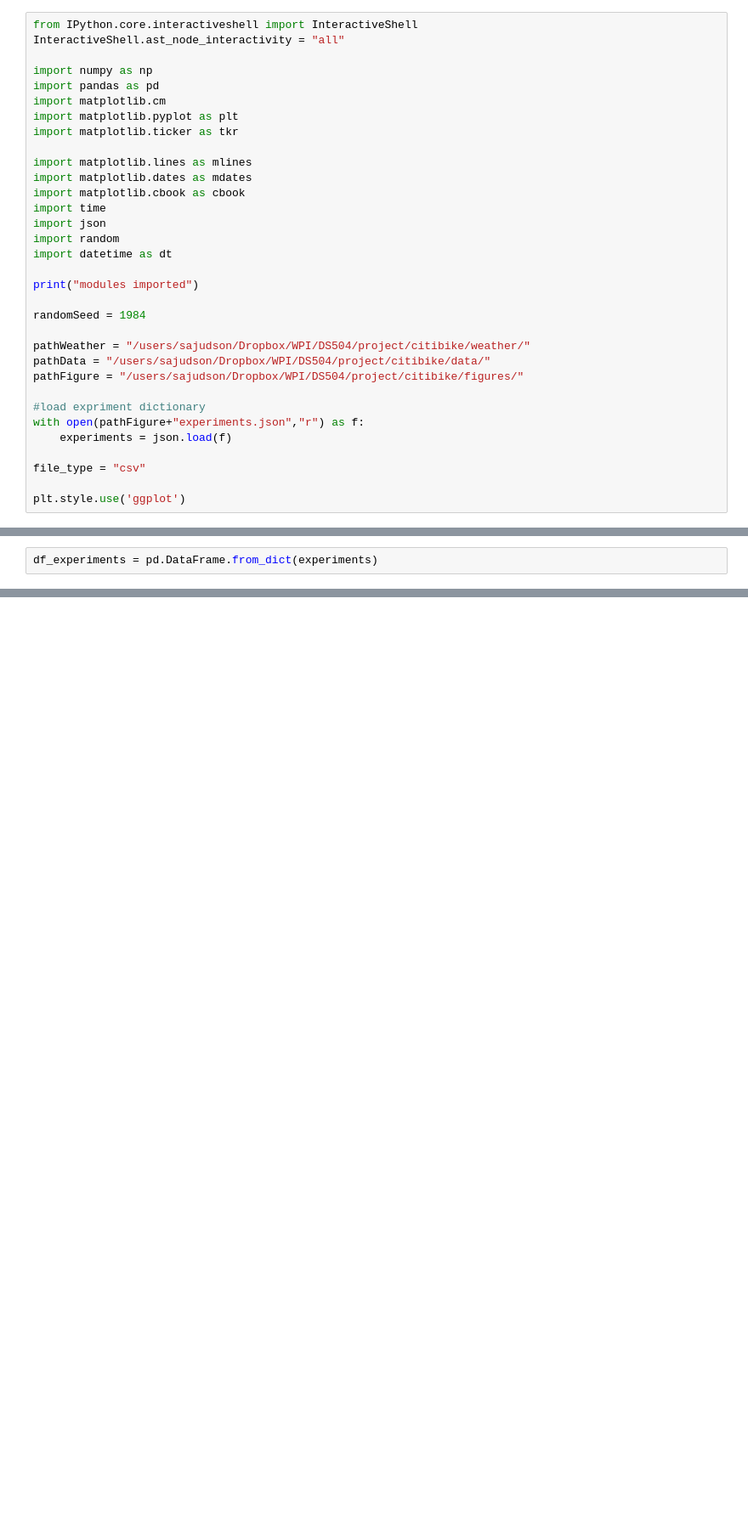
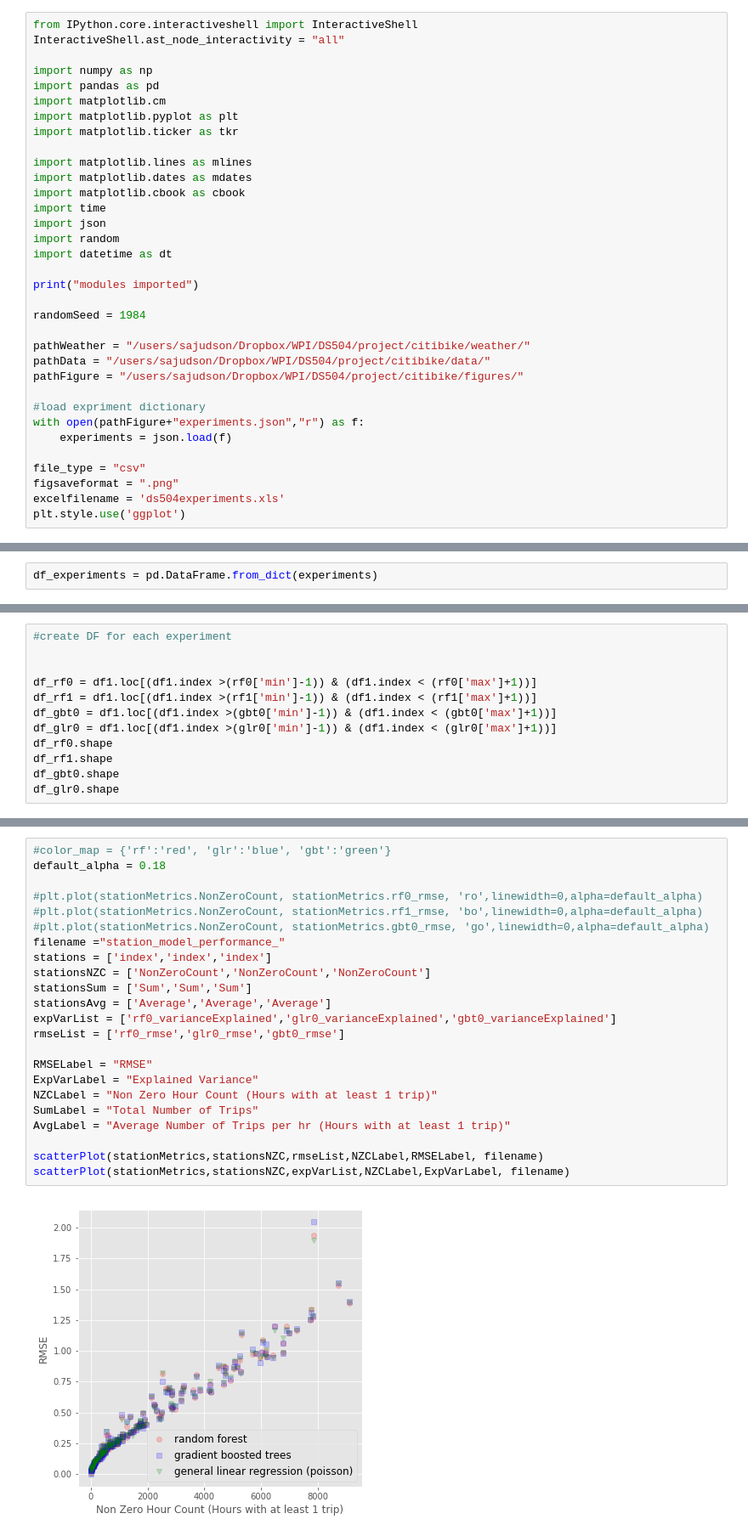
Before and after one commit to ncdingari/citibike, a Jupyter notebook: code/7 - Analysis of Model Results.ipynb, the cells around one changed output, grey strips where cells are left out. Shown: that part at 85% size. Cells and saved outputs as stored; diff of their text form; blank space fills up the shorter version.

Commit message:
Updated modeling scripts and analysis notebooks

```diff
--- a/code/7 - Analysis of Model Results.ipynb
+++ b/code/7 - Analysis of Model Results.ipynb
@@ -29,7 +29,8 @@ with open(pathFigure+"experiments.json","r") as f:
     experiments = json.load(f)
 
 file_type = "csv"
-
+figsaveformat = ".png"
+excelfilename = 'ds504experiments.xls'
 plt.style.use('ggplot')
 # %% [output]
 modules imported
@@ -80,0 +104,12 @@ plt.plot(df3.varianceExplained, df3.rmse, 'ro',linewidth=0)
+# %%
+#create DF for each experiment
+
+
+df_rf0 = df1.loc[(df1.index >(rf0['min']-1)) & (df1.index < (rf0['max']+1))]
+df_rf1 = df1.loc[(df1.index >(rf1['min']-1)) & (df1.index < (rf1['max']+1))]
+df_gbt0 = df1.loc[(df1.index >(gbt0['min']-1)) & (df1.index < (gbt0['max']+1))]
+df_glr0 = df1.loc[(df1.index >(glr0['min']-1)) & (df1.index < (glr0['max']+1))]
+df_rf0.shape
+df_rf1.shape
+df_gbt0.shape
+df_glr0.shape
@@ -80,0 +198,25 @@ plt.plot(df3.varianceExplained, df3.rmse, 'ro',linewidth=0)
+# %%
+#color_map = {'rf':'red', 'glr':'blue', 'gbt':'green'}
+default_alpha = 0.18
+
+#plt.plot(stationMetrics.NonZeroCount, stationMetrics.rf0_rmse, 'ro',linewidth=0,alpha=default_alpha)
+#plt.plot(stationMetrics.NonZeroCount, stationMetrics.rf1_rmse, 'bo',linewidth=0,alpha=default_alpha)
+#plt.plot(stationMetrics.NonZeroCount, stationMetrics.gbt0_rmse, 'go',linewidth=0,alpha=default_alpha)
+filename ="station_model_performance_"
+stations = ['index','index','index']
+stationsNZC = ['NonZeroCount','NonZeroCount','NonZeroCount']
+stationsSum = ['Sum','Sum','Sum']
+stationsAvg = ['Average','Average','Average']
+expVarList = ['rf0_varianceExplained','glr0_varianceExplained','gbt0_varianceExplained']
+rmseList = ['rf0_rmse','glr0_rmse','gbt0_rmse']
+
+RMSELabel = "RMSE"
+ExpVarLabel = "Explained Variance"
+NZCLabel = "Non Zero Hour Count (Hours with at least 1 trip)"
+SumLabel = "Total Number of Trips"
+AvgLabel = "Average Number of Trips per hr (Hours with at least 1 trip)"
+
+scatterPlot(stationMetrics,stationsNZC,rmseList,NZCLabel,RMSELabel, filename)
+scatterPlot(stationMetrics,stationsNZC,expVarList,NZCLabel,ExpVarLabel, filename)
+# %% [output]
+[figure, added]
```
Also changed, not shown: parts of 20 cells of this notebook, 5 other files.
